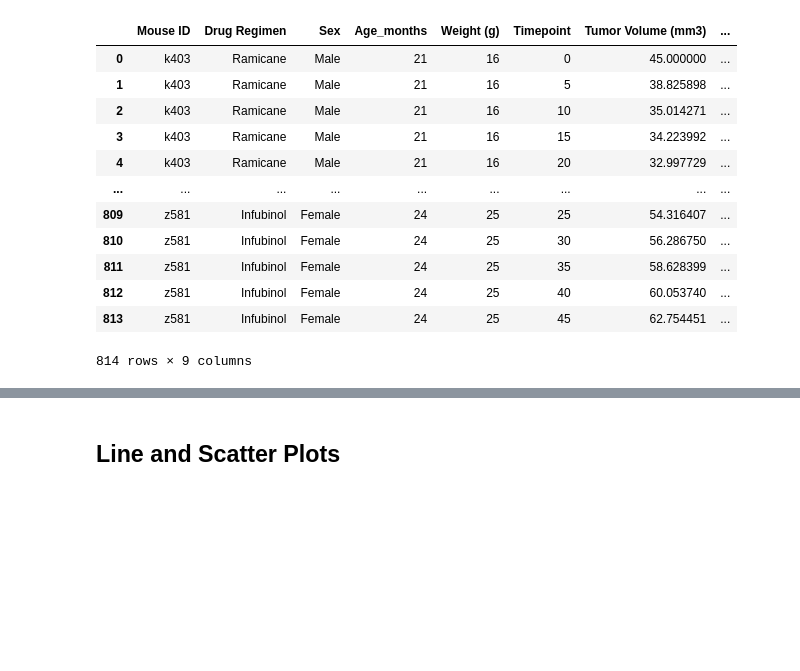
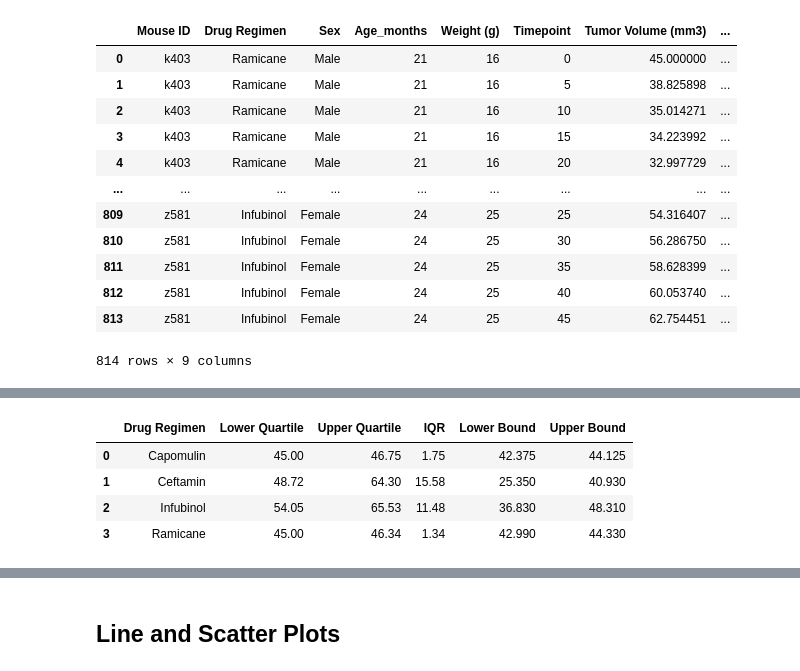
Before and after one commit to JeremyKalmus/matplotlib-challenge, a Jupyter notebook: pymaceuticals_JK.ipynb, the cells around one changed output, grey strips where cells are left out. Saved outputs shown, nothing was run; the diff lists cells and outputs as text; code cells hidden in the pictures; blank space fills up the shorter version.

```diff
--- a/pymaceuticals_JK.ipynb
+++ b/pymaceuticals_JK.ipynb
@@ -280,0 +299,5 @@ data_with_max
+# %%
+last_tumor_quantiles = last_tumor_grouped.groupby('Drug Regimen').quantile([.25,.5,.75]).round(2).unstack(level=0).transpose().reset_index()
+last_tumor_quantiles = last_tumor_quantiles[['Drug Regimen', 0.25, 0.75]]
+last_tumor_quantiles = last_tumor_quantiles.rename(columns={0.25: 'Lower Quartile', 0.75:'Upper Quartile'})
+last_tumor_quantiles
@@ -281,21 +310,32 @@ data_with_max
 # %%
 # Put treatments into a list for for loop (and later for plot labels)
-treatments = [treatment for treatment in data_with_max['Drug Regimen']]
-treatments = list(dict.fromkeys(treatments))
+
+treatments = ["Capomulin", 'Ceftamin', 'Infubinol', 'Ramicane']
+
+#empty Dataframe for summary stats of 4 treatments of interest
+summ_stats_4 = pd.DataFrame()
 
 # Create empty list to fill with tumor vol data (for plotting)
-list_tumor_vol = [tumor for tumor in data_with_max['Final Tumor Volume (mm3)']]
+
 # Calculate the IQR and quantitatively determine if there are any potential outliers.
-tot_vol_Q1 = data_with_max['Final Tumor Volume (mm3)'].quantile(.25)
-tot_vol_Q3 = data_with_max['Final Tumor Volume (mm3)'].quantile(.75)
-tot_vol_IQE = tot_vol_Q3 - tot_vol_Q1
-lower_bound = tot_vol_Q1 - (1.5*tot_vol_IQE)
-upper_bound = tot_vol_Q3 + (1.5*tot_vol_IQE)
-
     # Locate the rows which contain mice on each drug and get the tumor volumes
 
     # add subset
 
-    # Determine outliers using upper and lower bounds
 
-outliers = data_with_max.loc[(data_with_max['Final Tumor Volume (mm3)'] > upper_bound) | (data_with_max['Final Tumor Volume (mm3)'] < lower_bound)]
+summ_stats_4['Drug Regimen'] = [treatment for treatment in treatments]
+
+summ_stats_4 = pd.merge(summ_stats_4, last_tumor_quantiles, on='Drug Regimen', how='left')
+summ_stats_4['IQR'] = summ_stats_4['Upper Quartile']- summ_stats_4['Lower Quartile']
+summ_stats_4['Lower Bound'] = summ_stats_4['Lower Quartile'] - (1.5*summ_stats_4['IQR'])
+summ_stats_4['Upper Bound'] = summ_stats_4['Upper Quartile'] - (1.5*summ_stats_4['IQR'])
+
+
+
+summ_stats_4
+# %% [output]
+|  | Drug Regimen | Lower Quartile | Upper Quartile | IQR | Lower Bound | Upper Bound |
+| 0 | Capomulin | 45.00 | 46.75 | 1.75 | 42.375 | 44.125 |
+| 1 | Ceftamin | 48.72 | 64.30 | 15.58 | 25.350 | 40.930 |
+| 2 | Infubinol | 54.05 | 65.53 | 11.48 | 36.830 | 48.310 |
+| 3 | Ramicane | 45.00 | 46.34 | 1.34 | 42.990 | 44.330 |
```
Also changed, not shown: parts of 5 cells of this notebook.
